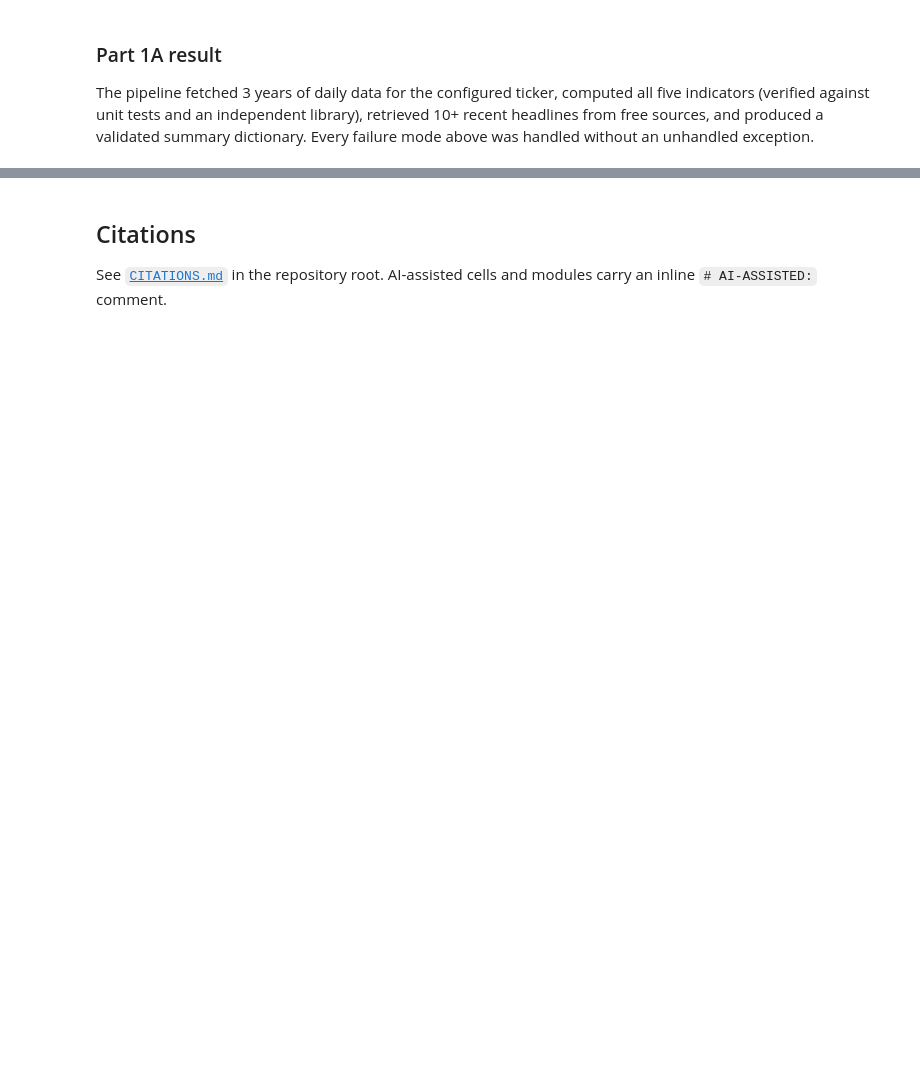
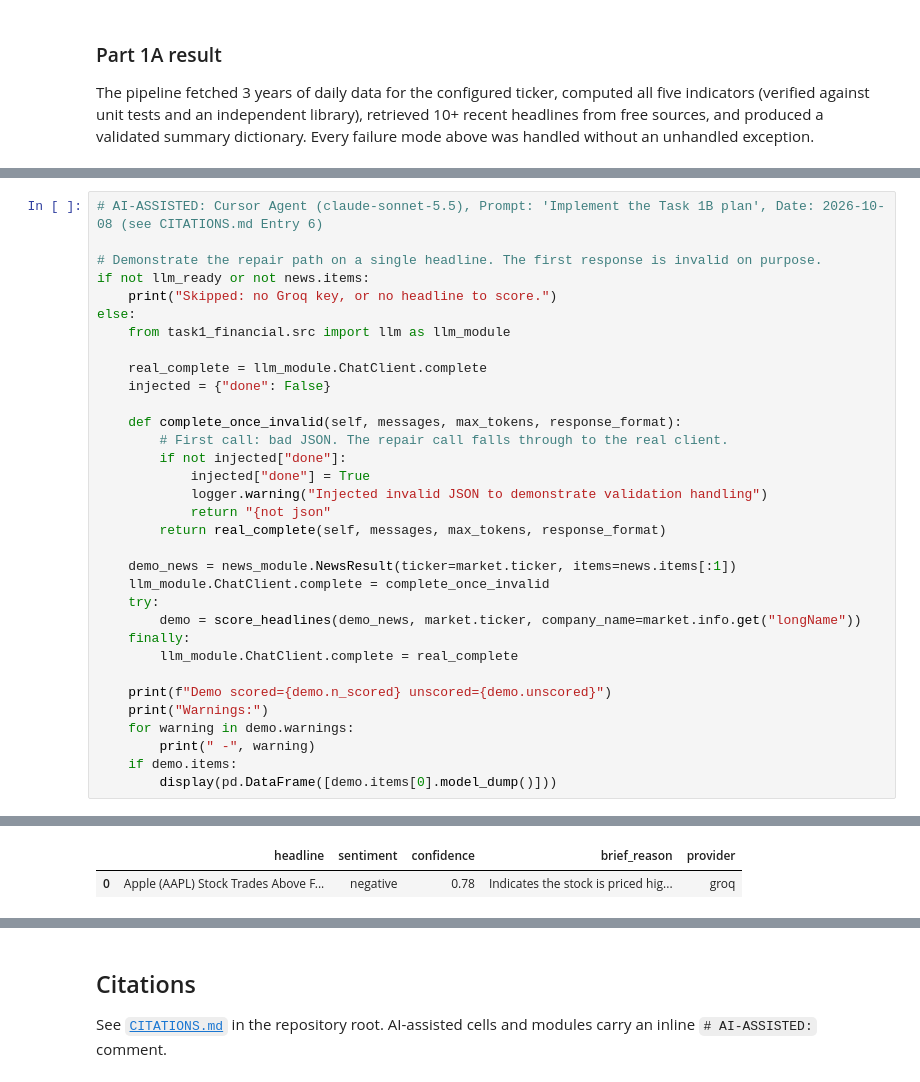
Before and after one commit to GimsaraK/CDAZZDEV-MLE-Gimsara_Elgiriyage, a Jupyter notebook: task1_financial/task1_equity_research.ipynb, the cells around one changed output, grey strips where cells are left out. Drawn from its saved outputs; the diff is of its cells as text; blank space fills up the shorter version.

```diff
--- a/task1_financial/task1_equity_research.ipynb
+++ b/task1_financial/task1_equity_research.ipynb
@@ -558,0 +747,34 @@ _To be implemented next._
+# %%
+# AI-ASSISTED: Cursor Agent (claude-sonnet-5.5), Prompt: 'Implement the Task 1B plan', Date: 2026-10-08 (see CITATIONS.md Entry 6)
+
+# Demonstrate the repair path on a single headline. The first response is invalid on purpose.
+if not llm_ready or not news.items:
+    print("Skipped: no Groq key, or no headline to score.")
+else:
+    from task1_financial.src import llm as llm_module
+
+    real_complete = llm_module.ChatClient.complete
+    injected = {"done": False}
+
+    def complete_once_invalid(self, messages, max_tokens, response_format):
+        # First call: bad JSON. The repair call falls through to the real client.
+        if not injected["done"]:
+            injected["done"] = True
+            logger.warning("Injected invalid JSON to demonstrate validation handling")
+            return "{not json"
+        return real_complete(self, messages, max_tokens, response_format)
+
+    demo_news = news_module.NewsResult(ticker=market.ticker, items=news.items[:1])
+    llm_module.ChatClient.complete = complete_once_invalid
+    try:
+        demo = score_headlines(demo_news, market.ticker, company_name=market.info.get("longName"))
+    finally:
+        llm_module.ChatClient.complete = real_complete
+
+    print(f"Demo scored={demo.n_scored} unscored={demo.unscored}")
+    print("Warnings:")
+    for warning in demo.warnings:
+        print(" -", warning)
+    if demo.items:
+        display(pd.DataFrame([demo.items[0].model_dump()]))
+# %% [output]
@@ -558,0 +788,2 @@ _To be implemented next._
+|  | headline | sentiment | confidence | brief_reason | provider |
+| 0 | Apple (AAPL) Stock Trades Above F... | negative | 0.78 | Indicates the stock is priced hig... | groq |
```
Also changed, not shown: parts of 30 cells of this notebook, 31 other files.
